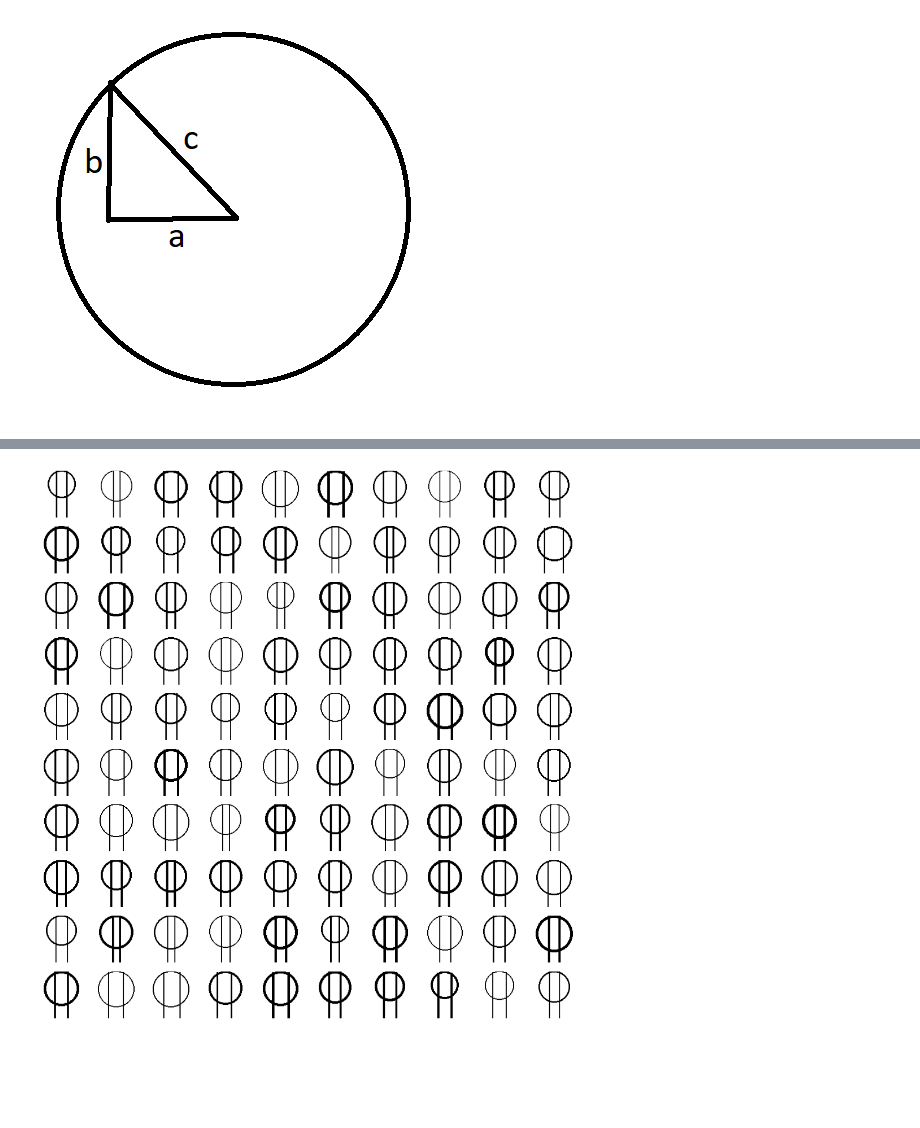
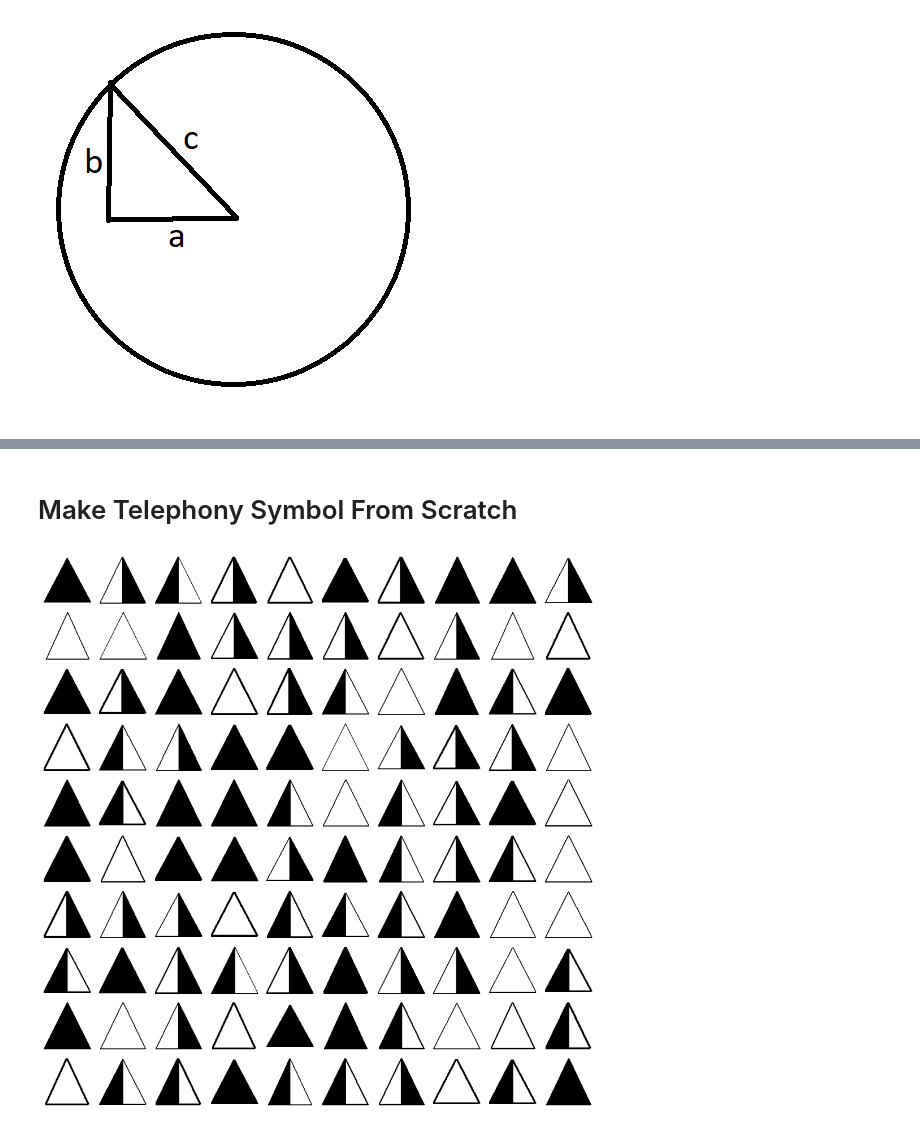
Before and after one commit to rdstern90/DSBA-6165-Project, a Jupyter notebook: Training Data Creation/train_data_creation.ipynb, the cells around one changed output, grey strips where cells are left out. Cells and saved outputs as stored; diff of their text form; code cells hidden in the pictures; blank space fills up the shorter version.

Commit message:
added telephony symbol

```diff
--- a/Training Data Creation/train_data_creation.ipynb
+++ b/Training Data Creation/train_data_creation.ipynb
@@ -236,13 +244,66 @@ def draw_duplex_symbol():
-# %%
-# just display images for testing purposes
-img_list = []
-for x in range(100):
-    img_list.append(draw_duplex_symbol())
-plot_images(img_list)
-# %% [output]
-[figure, removed]
 # %%
 #actaully create the images as files
 for x in range(100):
     img = draw_duplex_symbol()
     img.save('../data/generated_symbols/duplex/' + str(x) + '.jpg')
+# %% [markdown]
+# Make Telephony Symbol From Scratch
+# %%
+def draw_telephony_symbol():
+
+    img = Image.new('RGB', (200, 200), color='white')
+
+    draw = ImageDraw.Draw(img)
+
+    line_thickness = random.randint(2, 4)
+
+    width = random.randint(90,100)
+    height = random.randint(90,100)
+
+    tri_top = (width/2, 0)
+    tri_left = (0, height)
+    tri_right = (width, height)
+    tri_center = (width/2, height)
+
+    draw.line([tri_top, tri_left], fill='black', width=line_thickness)
+    draw.line([tri_left, tri_right], fill='black', width=line_thickness)
+    draw.line([tri_top, tri_right], fill='black', width=line_thickness)
+
+    symbol_style = random.randint(0,3)
+    if symbol_style == 0:
+        draw.line([tri_top, tri_center], fill='black', width=line_thickness)
+        flood_fill_seed = (width/2 + 10, height/2)
+        ImageDraw.floodfill(img, flood_fill_seed, (0,0,0), thresh=50)
+    elif symbol_style == 1:
+        draw.line([tri_top, tri_center], fill='black', width=line_thickness)
+        flood_fill_seed = (width/2 - 10, height/2)
+        ImageDraw.floodfill(img, flood_fill_seed, (0,0,0), thresh=50)
+    elif symbol_style == 2:
+        flood_fill_seed = (width/2, height/2)
+        ImageDraw.floodfill(img, flood_fill_seed, (0,0,0), thresh=50)
+    elif symbol_style == 3:
+        pass # empty triangle
+
+
+    def trim(im): # function I found online to trim whitespace
+        bg = Image.new(im.mode, im.size, im.getpixel((0,0)))
+        diff = ImageChops.difference(im, bg)
+        diff = ImageChops.add(diff, diff, 2.0, -100)
+        bbox = diff.getbbox()
+        if bbox:
+            return im.crop(bbox)
+
+    img = trim(img)
+
+    # thought about using a blur, but changed my mind
+    #img = img.filter(ImageFilter.GaussianBlur(radius = 0.7))
+
+    return img
+
+# just display images for testing purposes
+img_list = []
+for x in range(100):
+    img_list.append(draw_telephony_symbol())
+plot_images(img_list)
+# %% [output]
+[figure, added]
```
Also changed, not shown: parts of 2 cells of this notebook.
